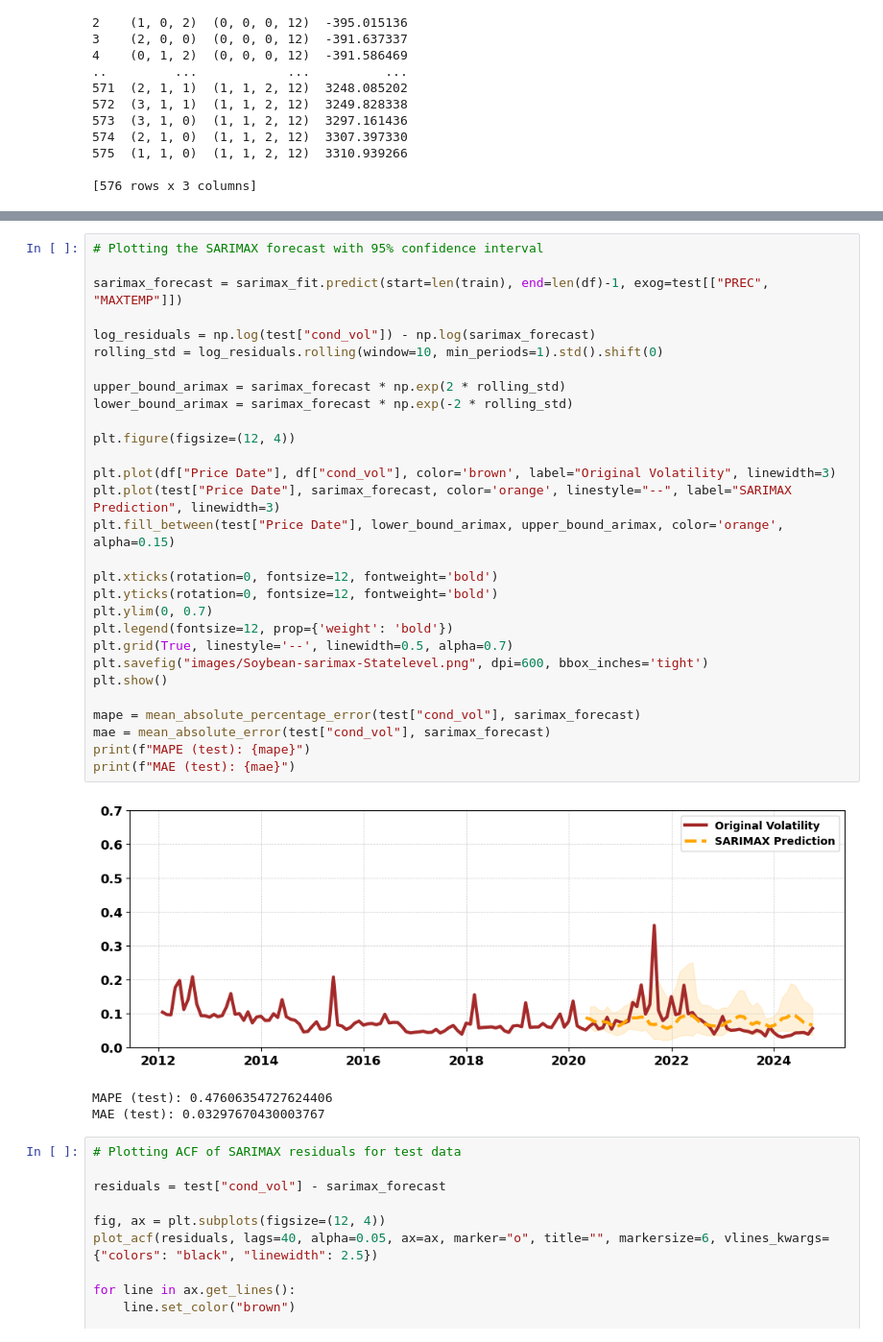
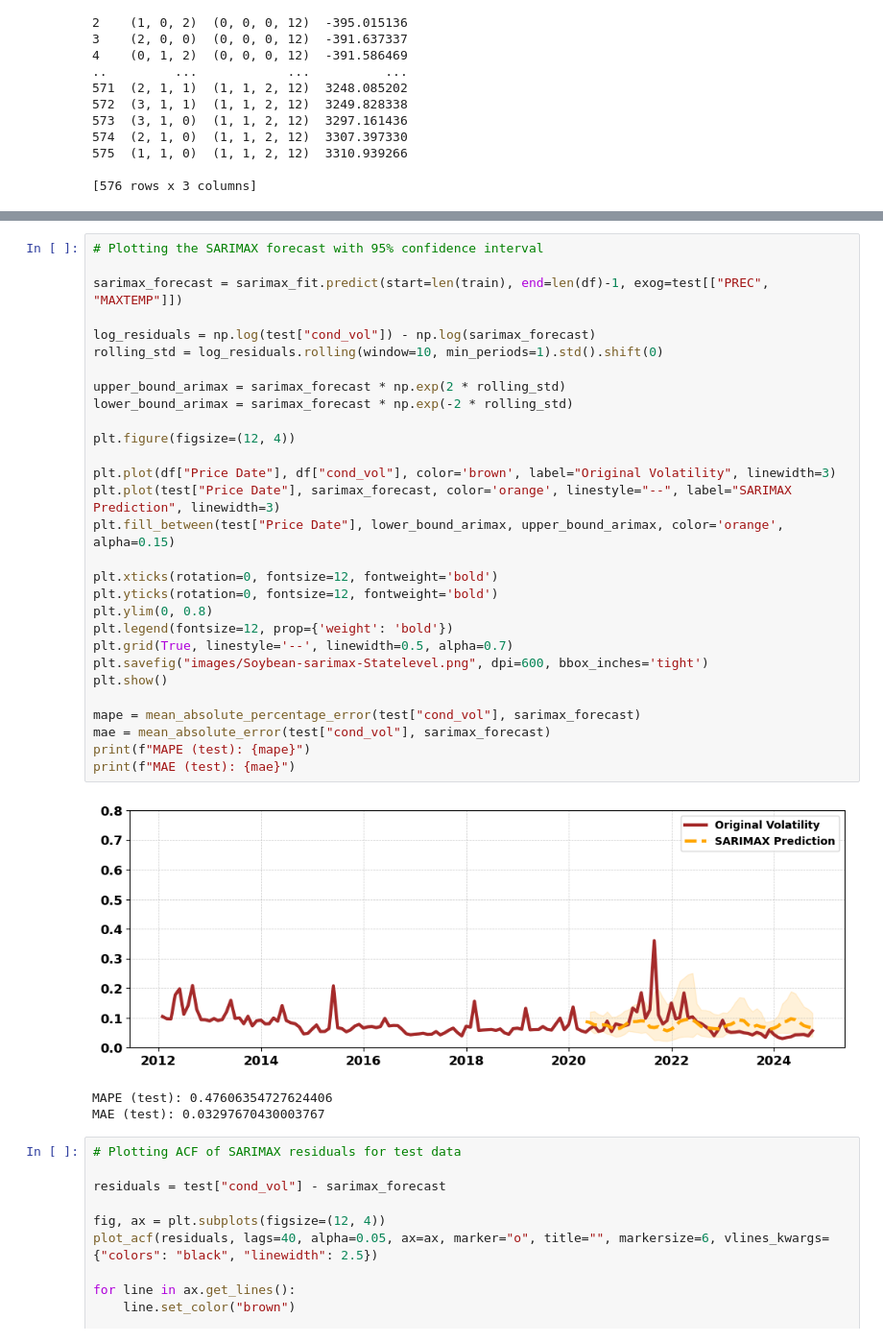
Before and after one commit to AbbinavSK/Crop-Price-Volatility-Analysis-in-India, a Jupyter notebook: Soybean-price-analysis(state-level).ipynb, the cells around one changed output, grey strips where cells are left out. Shown at 96% size. Cells and saved outputs as stored; diff of their text form.

```diff
--- a/Soybean-price-analysis(state-level).ipynb
+++ b/Soybean-price-analysis(state-level).ipynb
@@ -476,34 +476,34 @@ Warnings:
 # %%
 # Plotting the SARIMAX forecast with 95% confidence interval
 
 sarimax_forecast = sarimax_fit.predict(start=len(train), end=len(df)-1, exog=test[["PREC", "MAXTEMP"]])
 
 log_residuals = np.log(test["cond_vol"]) - np.log(sarimax_forecast)
 rolling_std = log_residuals.rolling(window=10, min_periods=1).std().shift(0)
 
 upper_bound_arimax = sarimax_forecast * np.exp(2 * rolling_std)
 lower_bound_arimax = sarimax_forecast * np.exp(-2 * rolling_std)
 
 plt.figure(figsize=(12, 4))
 
 plt.plot(df["Price Date"], df["cond_vol"], color='brown', label="Original Volatility", linewidth=3)
 plt.plot(test["Price Date"], sarimax_forecast, color='orange', linestyle="--", label="SARIMAX Prediction", linewidth=3)
 plt.fill_between(test["Price Date"], lower_bound_arimax, upper_bound_arimax, color='orange', alpha=0.15)
 
 plt.xticks(rotation=0, fontsize=12, fontweight='bold')
 plt.yticks(rotation=0, fontsize=12, fontweight='bold')
-plt.ylim(0, 0.7)
+plt.ylim(0, 0.8)
 plt.legend(fontsize=12, prop={'weight': 'bold'})
 plt.grid(True, linestyle='--', linewidth=0.5, alpha=0.7)
 plt.savefig("images/Soybean-sarimax-Statelevel.png", dpi=600, bbox_inches='tight')
 plt.show()
 
 mape = mean_absolute_percentage_error(test["cond_vol"], sarimax_forecast)
 mae = mean_absolute_error(test["cond_vol"], sarimax_forecast)
 print(f"MAPE (test): {mape}")
 print(f"MAE (test): {mae}")
 # %% [output]
-[figure, old version]
+[figure, new version]
 MAPE (test): 0.47606354727624406
 MAE (test): 0.03297670430003767
 # %%
```
Also changed, not shown: parts of 5 cells of this notebook, 1 other file.
